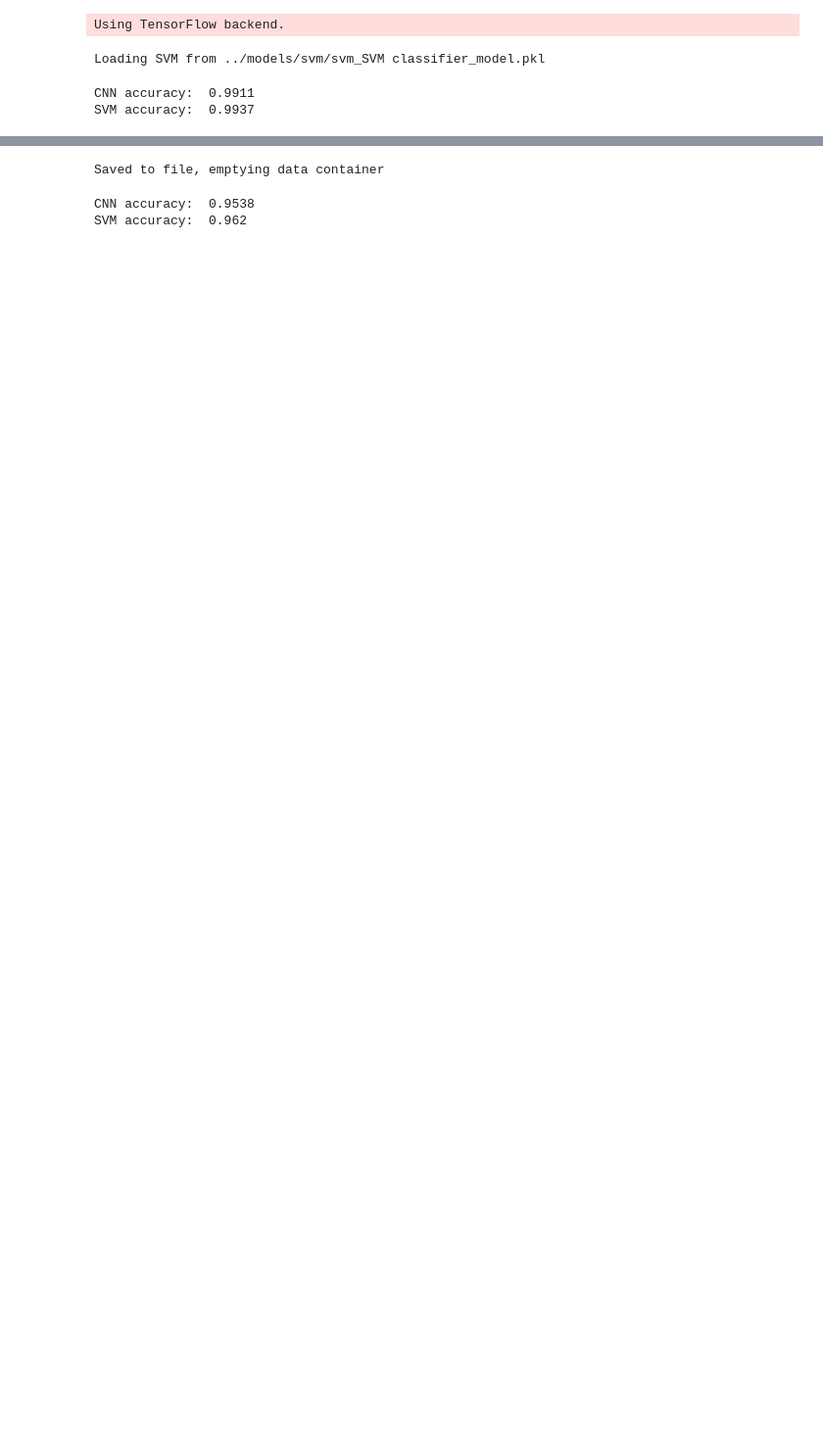
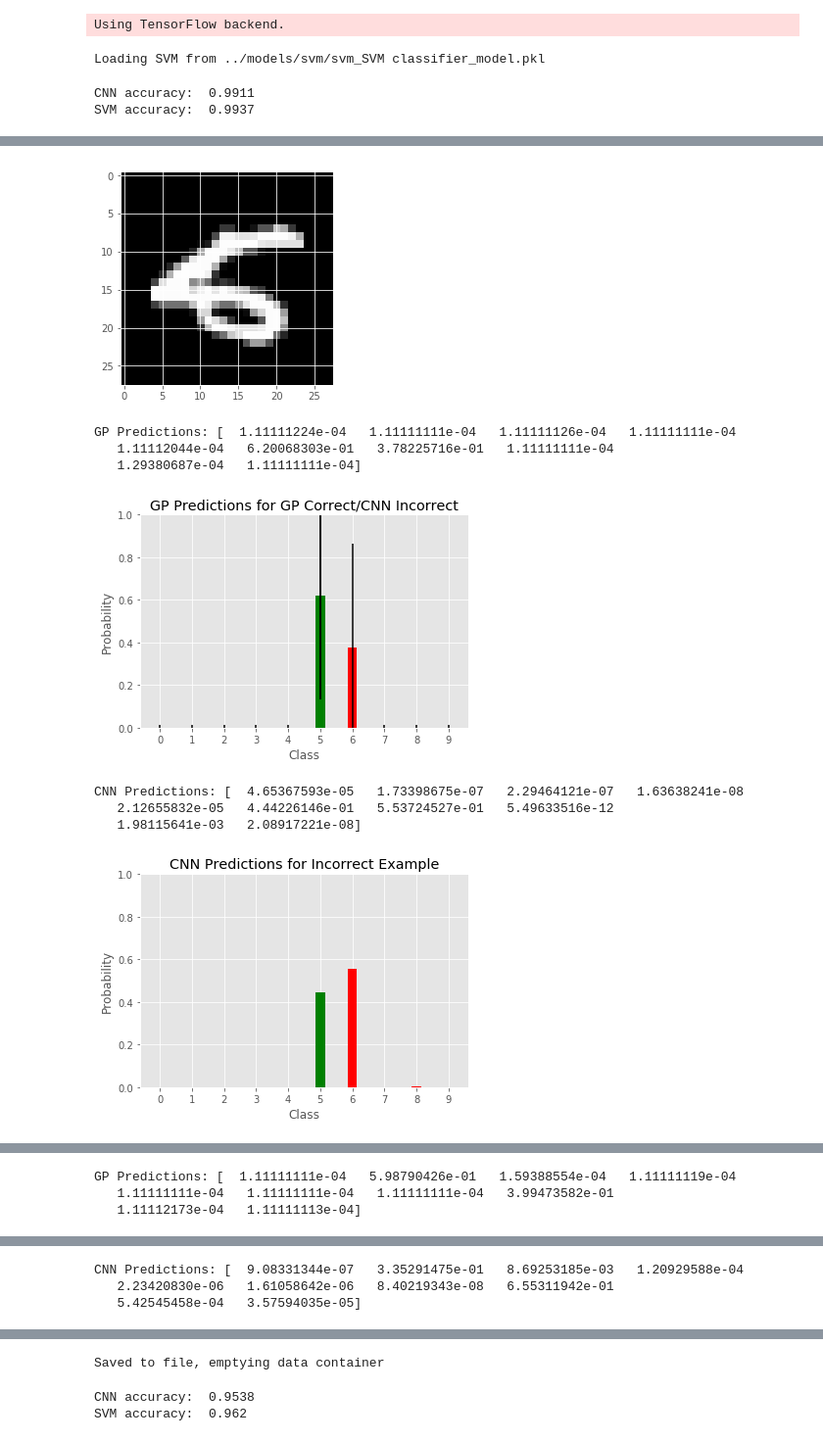
Before and after one commit to flyingsilverfin/CNN_GP_MNIST, a Jupyter notebook: src/Evaluation.ipynb, the cells around one changed output, grey strips where cells are left out. Shown: that part at 98% size. Drawn from its saved outputs; the diff is of its cells as text; code cells hidden in the pictures; blank space fills up the shorter version.

```diff
--- a/src/Evaluation.ipynb
+++ b/src/Evaluation.ipynb
@@ -206,0 +281,72 @@ Hybrid model tol=1.5 stronger_crit=True(GP: RBF Kernel GP) accuracy: 0.9911
+# %%
+
+#gp_correct_not_cnn
+#cnn_correct_not_gp
+
+classes = np.arange(mnist_gp_mu.shape[-1]) # 0 -> 9
+# save some examples for one failing but not the other
+index = 6 # 6 demonstrates where might gain with a hybrid model
+
+plt.imshow(mnist_test_imgs[gp_correct_not_cnn][index].reshape(28, 28), cmap=plt.get_cmap('gray'))
+plt.savefig('../results/figs/mnist/cnn_incorrect_only_example_linear.pdf', bbox_inches='tight')
+plt.show()
+
+print("GP Predictions:", mnist_gp_mu[gp_correct_not_cnn][index])
+correct_class = correct_classes[gp_correct_not_cnn][index]
+plot_instance(plt, classes, correct_class, mnist_gp_mu[gp_correct_not_cnn][index], mnist_gp_var[gp_correct_not_cnn][index], width=0.3)
+plt.xticks(classes)
+plt.ylim([0.0, 1.0])
+plt.title("GP Predictions for GP Correct/CNN Incorrect")
+plt.xlabel("Class")
+plt.ylabel("Probability")
+plt.savefig('../results/figs/mnist/cnn_incorrect_only_gp_linear_probs.pdf', bbox_inches='tight')
+plt.show()
+
+print("CNN Predictions:", mnist_cnn_preds[gp_correct_not_cnn][index])
+plot_instance(plt, classes, correct_class, mnist_cnn_preds[gp_correct_not_cnn][index], [0]*10, width=0.3)
+plt.xticks(classes)
+plt.ylim([0.0, 1.0])
+
+plt.title("CNN Predictions for Incorrect Example")
+plt.xlabel("Class")
+plt.ylabel("Probability")
+plt.savefig('../results/figs/mnist/cnn_incorrect_only_cnn_probs.pdf', bbox_inches='tight')
+plt.show()
+
+
+#--- CNN only correct Example
+plt.imshow(mnist_test_imgs[cnn_correct_not_gp][index].reshape(28, 28), cmap=plt.get_cmap('gray'))
+plt.savefig('../results/figs/mnist/gp_incorrect_only_example_linear.pdf', bbox_inches='tight')
+plt.show()
+
+print("GP Predictions:", mnist_gp_mu[cnn_correct_not_gp][index])
+correct_class = correct_classes[cnn_correct_not_gp][index]
+plot_instance(plt, classes, correct_class, mnist_gp_mu[cnn_correct_not_gp][index], mnist_gp_var[cnn_correct_not_gp][index], width=0.3)
+plt.xticks(classes)
+plt.ylim([0.0, 1.0])
+plt.title("GP Predictions for GP Correct/CNN Incorrect")
+plt.xlabel("Class")
+plt.ylabel("Probability")
+plt.savefig('../results/figs/mnist/gp_incorrect_only_gp_linear_probs.pdf', bbox_inches='tight')
+plt.show()
+
+print("CNN Predictions:", mnist_cnn_preds[cnn_correct_not_gp][index])
+plot_instance(plt, classes, correct_class, mnist_cnn_preds[cnn_correct_not_gp][index], [0]*10, width=0.3)
+plt.xticks(classes)
+plt.ylim([0.0, 1.0])
+
+plt.title("CNN Predictions for Incorrect Example")
+plt.xlabel("Class")
+plt.ylabel("Probability")
+plt.savefig('../results/figs/mnist/gp_incorrect_only_cnn_probs.pdf', bbox_inches='tight')
+plt.show()
+# %% [output]
+[figure, added]
+GP Predictions: [  1.11111224e-04   1.11111111e-04   1.11111126e-04   1.11111111e-04
+   1.11112044e-04   6.20068303e-01   3.78225716e-01   1.11111111e-04
+   1.29380687e-04   1.11111111e-04]
+[figure, added]
+CNN Predictions: [  4.65367593e-05   1.73398675e-07   2.29464121e-07   1.63638241e-08
+   2.12655832e-05   4.44226146e-01   5.53724527e-01   5.49633516e-12
+   1.98115641e-03   2.08917221e-08]
+[figure, added]
@@ -206,0 +354,3 @@ Hybrid model tol=1.5 stronger_crit=True(GP: RBF Kernel GP) accuracy: 0.9911
+GP Predictions: [  1.11111111e-04   5.98790426e-01   1.59388554e-04   1.11111119e-04
+   1.11111111e-04   1.11111111e-04   1.11111111e-04   3.99473582e-01
+   1.11112173e-04   1.11111113e-04]
@@ -206,0 +358,3 @@ Hybrid model tol=1.5 stronger_crit=True(GP: RBF Kernel GP) accuracy: 0.9911
+CNN Predictions: [  9.08331344e-07   3.35291475e-01   8.69253185e-03   1.20929588e-04
+   2.23420830e-06   1.61058642e-06   8.40219343e-08   6.55311942e-01
+   5.42545458e-04   3.57594035e-05]
```
Also changed, not shown: parts of 11 cells of this notebook, 38 other files.
